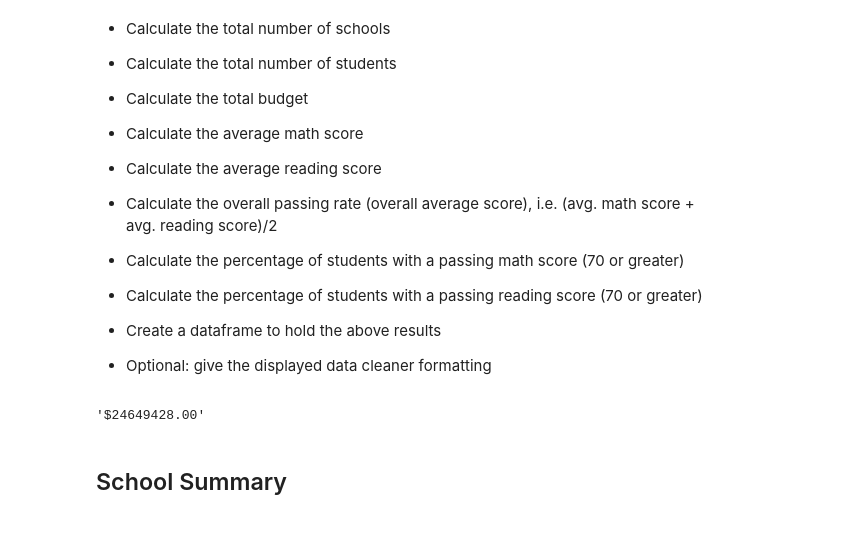
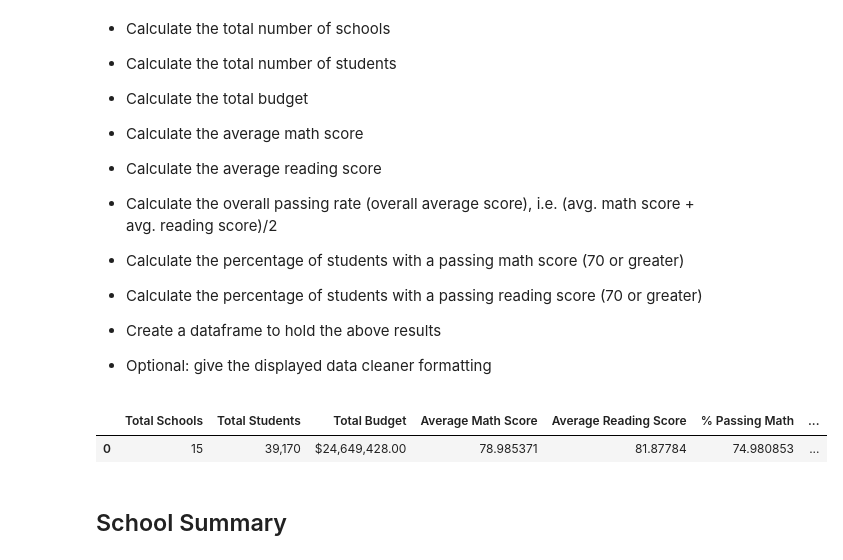
Before and after one commit to ReidP31/pandas-challenge, a Jupyter notebook: PyCitySchools/PyCitySchools_starter.ipynb, the cells around one changed output. Saved outputs shown, nothing was run; the diff lists cells and outputs as text; code cells hidden in the pictures; blank space fills up the shorter version.

Commit message:
Upload Summary DataFrame Changes

```diff
--- a/PyCitySchools/PyCitySchools_starter.ipynb
+++ b/PyCitySchools/PyCitySchools_starter.ipynb
@@ -47,13 +47,37 @@ school_data_complete.head()
 * Create a dataframe to hold the above results
 
 * Optional: give the displayed data cleaner formatting
-# %%
-total_schools = len(school_data_complete["school_name"].unique()) # verified
-total_students = len(school_data_complete["student_name"]) # verified
-total_budget = school_data_complete["budget"].unique().sum()
-'${:.2f}'.format(total_budget)
-# %% [output]
-'$24649428.00'
+# %%
+# Assign Values to Variables
+total_schools = len(school_data_complete["school_name"].unique()) # verified
+total_students = len(school_data_complete["student_name"]) # verified
+total_budget = school_data_complete["budget"].unique().sum() #verified
+avg_math_score = school_data_complete["math_score"].mean() #verified
+avg_reading_score = school_data_complete["reading_score"].mean() #verified
+overall_passing_score = (avg_math_score + avg_reading_score) / 2 #verified
+num_std_math_passing = len(school_data_complete.loc[school_data_complete["math_score"] >= 70]) #verified
+pct_math_passing = (num_std_math_passing / total_students) * 100 #verified
+num_std_reading_passing = len(school_data_complete.loc[school_data_complete["reading_score"] >= 70]) #verified
+pct_reading_passing = (num_std_reading_passing / total_students) * 100 #verified
+
+# Create Summary Data
+PyCity_Summary_data = {'Total Schools': [total_schools], 'Total Students': [total_students],
+                      'Total Budget': [total_budget],'Average Math Score': [avg_math_score],
+                      'Average Reading Score': [avg_reading_score], '% Passing Math': [pct_math_passing],
+                      '% Passing Reading': [pct_reading_passing], '% Overall Passing Rate': [overall_passing_score]}
+
+# Create DataFrame
+PyCity_Summary_df = pd.DataFrame(PyCity_Summary_data)
+
+# Format the Total Students and Total Budget Values
+PyCity_Summary_df["Total Students"] = PyCity_Summary_df["Total Students"].map("{:,}".format)
+PyCity_Summary_df["Total Budget"] = PyCity_Summary_df["Total Budget"].map("${:,.2f}".format)
+
+# Print the DataFrame
+PyCity_Summary_df
+# %% [output]
+|  | Total Schools | Total Students | Total Budget | Average Math Score | Average Reading Score | % Passing Math | ... |
+| 0 | 15 | 39,170 | $24,649,428.00 | 78.985371 | 81.87784 | 74.980853 | ... |
 # %% [markdown]
 ## School Summary
 # %% [markdown]
```
